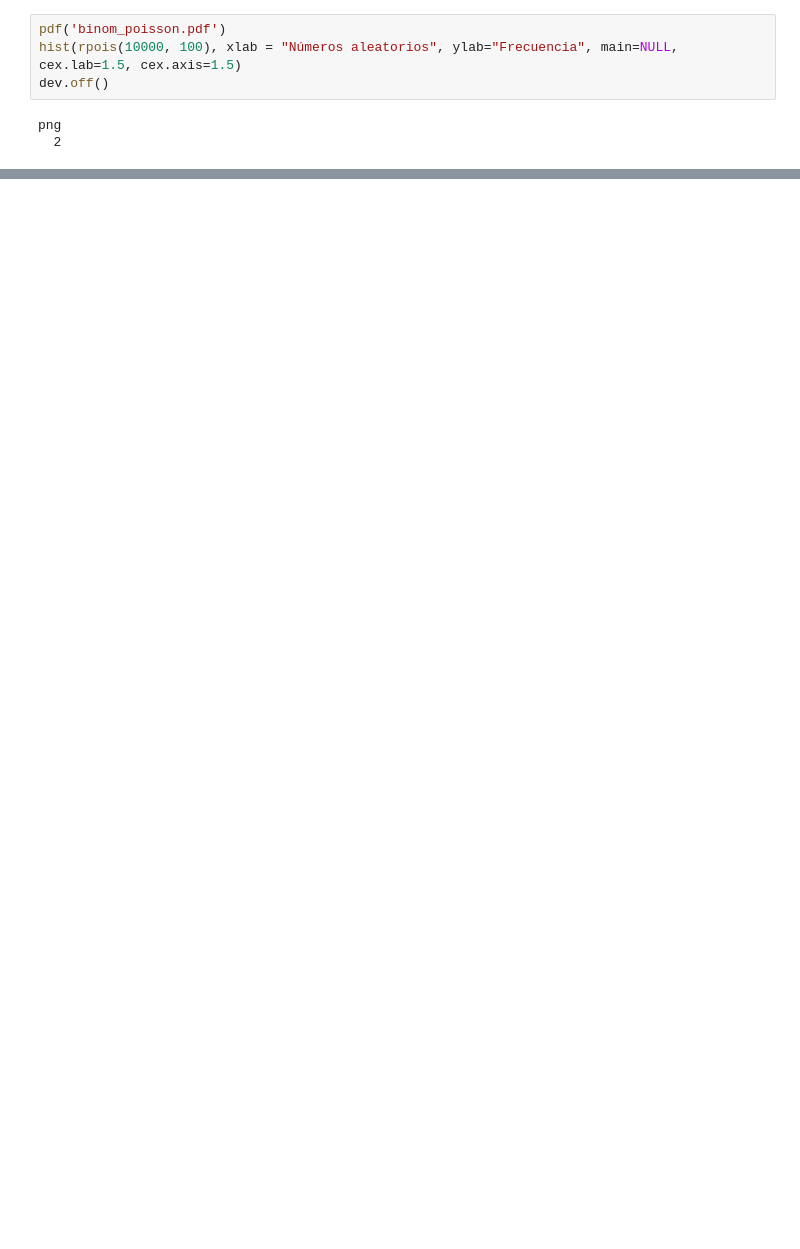
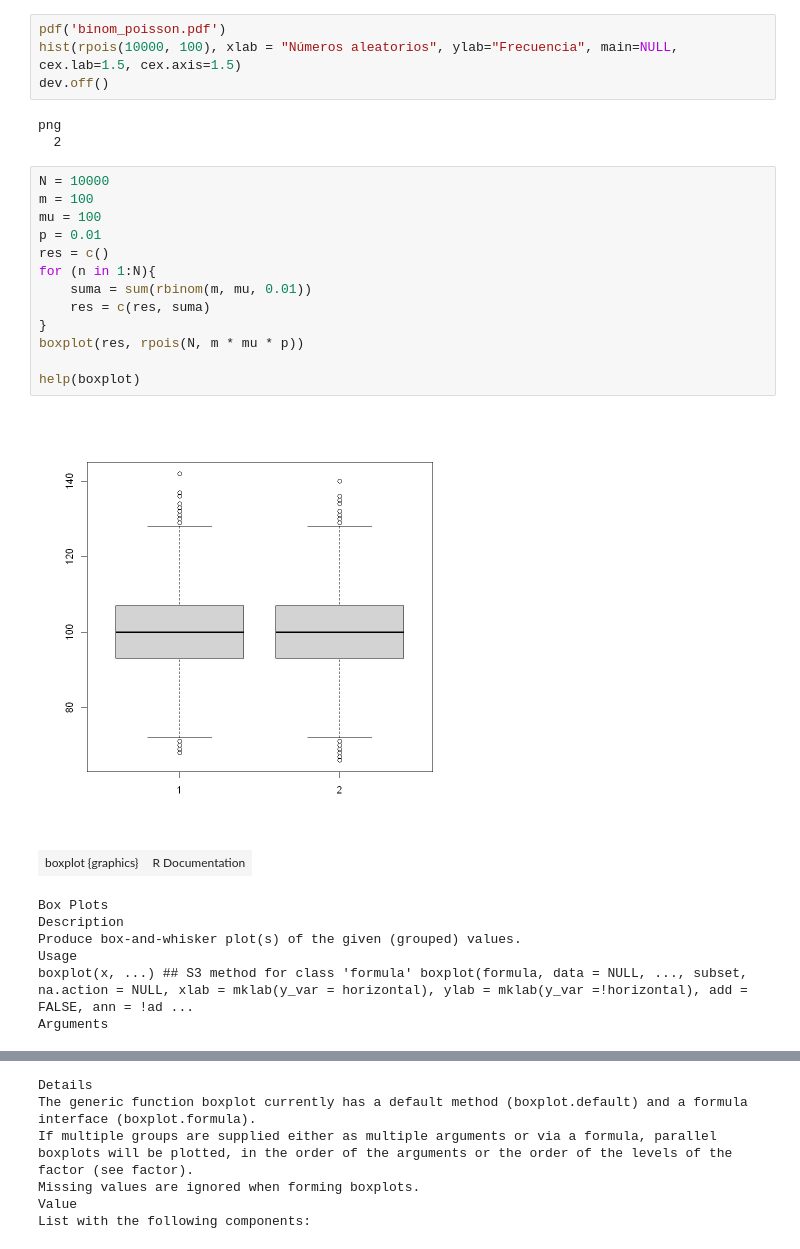
Before and after one commit to albertobenavides/probabilidad, a Jupyter notebook: tema4/tarea.ipynb, the cells around one changed output, grey strips where cells are left out. Drawn from its saved outputs; the diff is of its cells as text; blank space fills up the shorter version.

```diff
--- a/tema4/tarea.ipynb
+++ b/tema4/tarea.ipynb
@@ -182,3 +231,25 @@ dev.off()
 # %% [output]
 png
   2
+# %%
+N = 10000
+m = 100
+mu = 100
+p = 0.01
+res = c()
+for (n in 1:N){
+    suma = sum(rbinom(m, mu, 0.01))
+    res = c(res, suma)
+}
+boxplot(res, rpois(N, m * mu * p))
+
+help(boxplot)
+# %% [output]
+[figure, added]
+| boxplot {graphics} | R Documentation |
+Box Plots
+Description
+Produce box-and-whisker plot(s) of the given (grouped) values.
+Usage
+boxplot(x, ...) ## S3 method for class 'formula' boxplot(formula, data = NULL, ..., subset, na.action = NULL, xlab = mklab(y_var = horizontal), ylab = mklab(y_var =!horizontal), add = FALSE, ann = !ad ...
+Arguments
@@ -184,0 +282,6 @@ png
+Details
+The generic function boxplot currently has a default method (boxplot.default) and a formula interface (boxplot.formula).
+If multiple groups are supplied either as multiple arguments or via a formula, parallel boxplots will be plotted, in the order of the arguments or the order of the levels of the factor (see factor).
+Missing values are ignored when forming boxplots.
+Value
+List with the following components:
```
Also changed, not shown: parts of 9 cells of this notebook, 7 other files.
